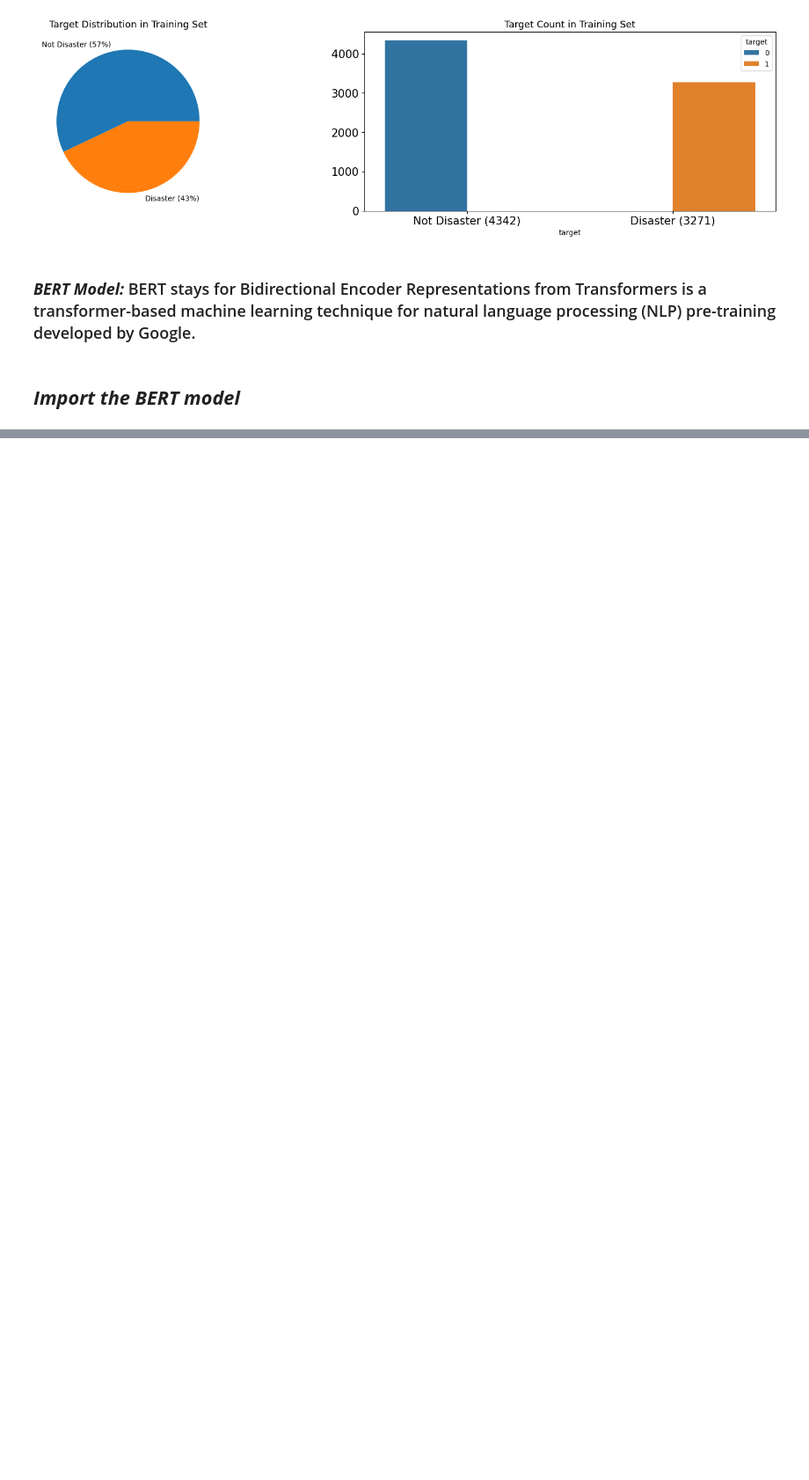
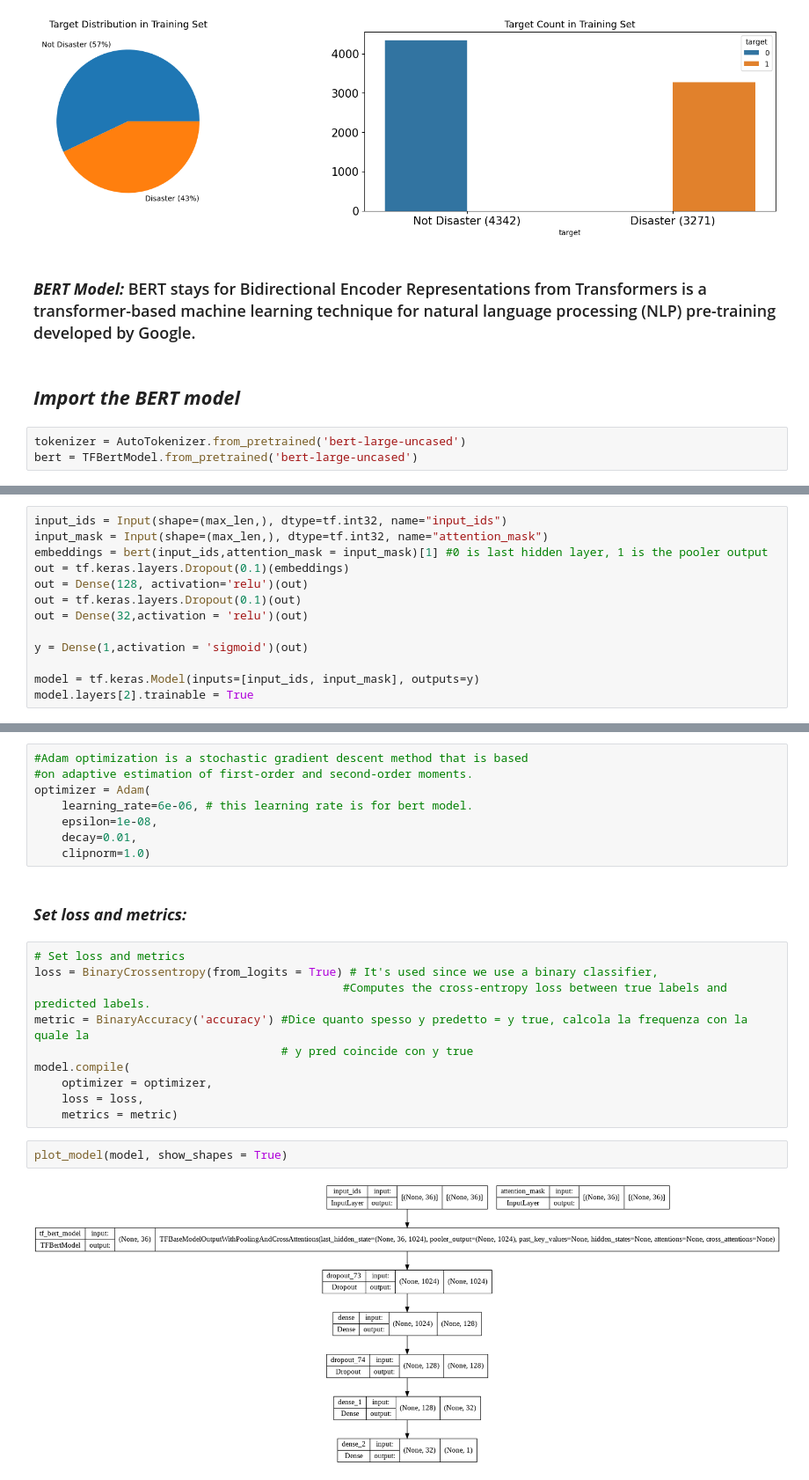
Before and after one commit to AlessioRoda/MachineLearning, a Jupyter notebook: NLP_Natural_Disaster.ipynb, the cells around one changed output, grey strips where cells are left out. Shown at 88% size. Cells and saved outputs as stored; diff of their text form; blank space fills up the shorter version.

```diff
--- a/NLP_Natural_Disaster.ipynb
+++ b/NLP_Natural_Disaster.ipynb
@@ -300,3 +318,6 @@ plt.show()
 ### ***BERT Model:*** BERT stays for Bidirectional Encoder Representations from Transformers  is a transformer-based machine learning technique for natural language processing (NLP) pre-training developed by Google.
 # %% [markdown]
 ## ***Import the BERT model***
+# %%
+tokenizer = AutoTokenizer.from_pretrained('bert-large-uncased')
+bert = TFBertModel.from_pretrained('bert-large-uncased')
@@ -302,0 +377,13 @@ plt.show()
+# %%
+input_ids = Input(shape=(max_len,), dtype=tf.int32, name="input_ids")
+input_mask = Input(shape=(max_len,), dtype=tf.int32, name="attention_mask")
+embeddings = bert(input_ids,attention_mask = input_mask)[1] #0 is last hidden layer, 1 is the pooler output
+out = tf.keras.layers.Dropout(0.1)(embeddings)
+out = Dense(128, activation='relu')(out)
+out = tf.keras.layers.Dropout(0.1)(out)
+out = Dense(32,activation = 'relu')(out)
+
+y = Dense(1,activation = 'sigmoid')(out)
+
+model = tf.keras.Model(inputs=[input_ids, input_mask], outputs=y)
+model.layers[2].trainable = True
@@ -302,0 +414,24 @@ plt.show()
+# %%
+#Adam optimization is a stochastic gradient descent method that is based
+#on adaptive estimation of first-order and second-order moments.
+optimizer = Adam(
+    learning_rate=6e-06, # this learning rate is for bert model.
+    epsilon=1e-08,
+    decay=0.01,
+    clipnorm=1.0)
+# %% [markdown]
+### ***Set loss and metrics:***
+# %%
+# Set loss and metrics
+loss = BinaryCrossentropy(from_logits = True) # It's used since we use a binary classifier,
+                                             #Computes the cross-entropy loss between true labels and predicted labels.
+metric = BinaryAccuracy('accuracy') #Dice quanto spesso y predetto = y true, calcola la frequenza con la quale la
+                                    # y pred coincide con y true
+model.compile(
+    optimizer = optimizer,
+    loss = loss,
+    metrics = metric)
+# %%
+plot_model(model, show_shapes = True)
+# %% [output]
+[figure, added]
```
Also changed, not shown: parts of 19 cells of this notebook, 1 other file.
